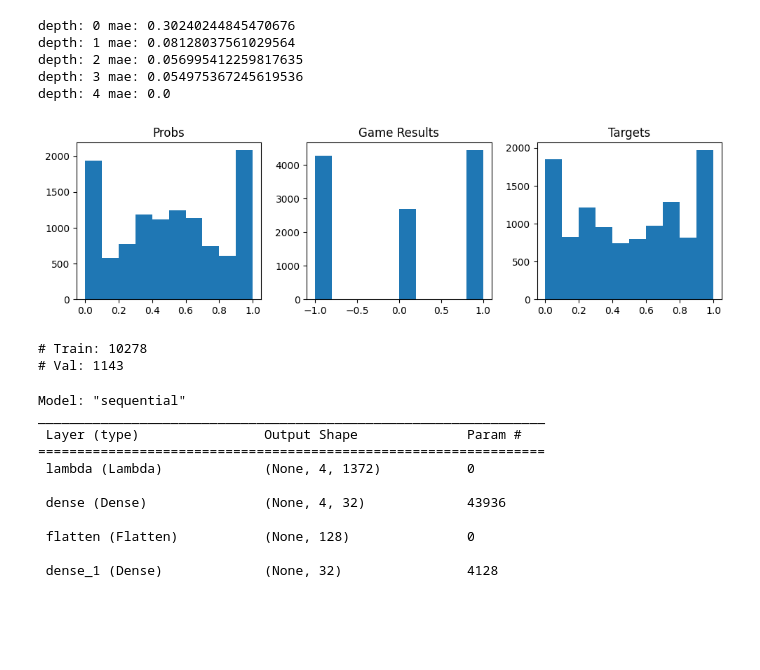
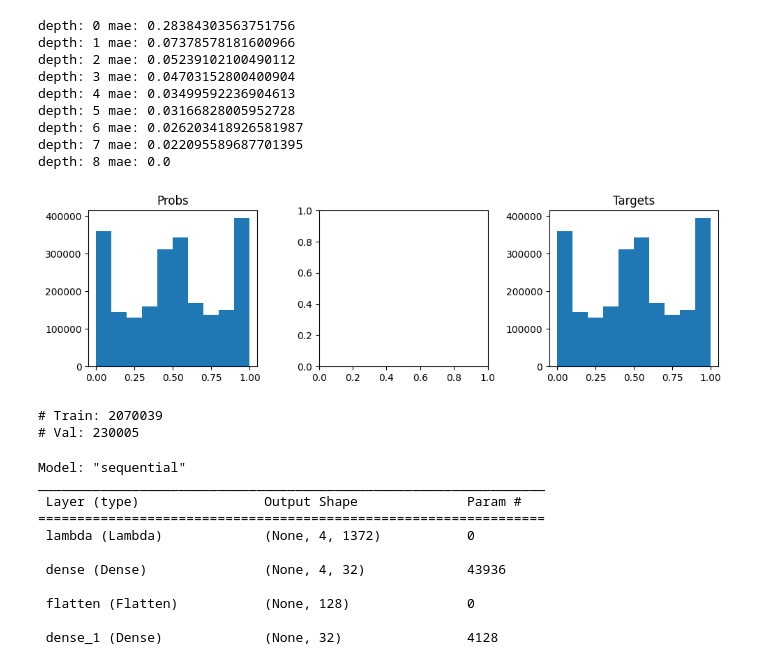
Before and after one commit to obryanlouis/4pchess, a Jupyter notebook: nnue/model_training.ipynb, the cells around one changed output. Drawn from its saved outputs; the diff is of its cells as text; code cells hidden in the pictures; blank space fills up the shorter version.

```diff
--- a/nnue/model_training.ipynb
+++ b/nnue/model_training.ipynb
@@ -1,9 +1,9 @@
 # %%
 # NOTE: You will need to update this to the directory where you
 # generate data.
-DATA_BASE_DIR = '../data'
+DATA_BASE_DIR = '../data_depth8*'
 # Update this to where you want to save the trained model.
-MODEL_SAVE_DIR = '../models_test'
+MODEL_SAVE_DIR = '../models'
 # %%
 import tensorflow as tf
 import numpy as np
@@ -25,9 +15,18 @@ import time
 # %%
+def load_np(filepath):
+    with open(filepath) as f:
+        array = []
+        for line in f:
+            parts = line.split(',')
+            array.append([int(x) for x in parts])
+        return np.array(array, dtype=np.int32)
+
 def load_files(filepattern):
     filepaths = sorted(glob.glob(filepattern))
     np_data = []
     for filepath in filepaths:
-        np_data.append(np.genfromtxt(filepath, delimiter=','))
+        # np_data.append(np.genfromtxt(filepath, delimiter=','))
+        np_data.append(load_np(filepath))
     np_data = np.concatenate(np_data, axis=0)
     return np_data
 # %%
@@ -57,3 +55,5 @@ data-loading duration(sec): 3.80
+# %%
+score_np = score_np.reshape((-1))
 # %%
 # Scores are in centipawns
 # A score of 10000 should be mostly winning (~90%)
@@ -86,33 +86,40 @@ def mae(x, y):
 for i in range(len(per_depth_probs)):
     print('depth:', i, 'mae:', mae(per_depth_probs[i], probs))
 # %% [output]
-depth: 0 mae: 0.30240244845470676
-depth: 1 mae: 0.08128037561029564
-depth: 2 mae: 0.056995412259817635
-depth: 3 mae: 0.054975367245619536
-depth: 4 mae: 0.0
+depth: 0 mae: 0.28384303563751756
+depth: 1 mae: 0.07378578181600966
+depth: 2 mae: 0.05239102100490112
+depth: 3 mae: 0.04703152800400904
+depth: 4 mae: 0.03499592236904613
+depth: 5 mae: 0.03166828005952728
+depth: 6 mae: 0.026203418926581987
+depth: 7 mae: 0.022095589687701395
+depth: 8 mae: 0.0
 # %%
 inputs = board_np.reshape((-1, 4, 14*14))
-# Weight the final game result and the search score together to
-# create a target (still in [0, 1]).
-result_prob = (result_np + 1) / 2.0
-assert np.amin(result_prob) >= 0
-assert np.amax(result_prob) <= 1
-targets = 0.5 * probs + 0.5 * result_prob
+
+# # Weight the final game result and the search score together to
+# # create a target (still in [0, 1]).
+# result_prob = (result_np + 1) / 2.0
+# assert np.amin(result_prob) >= 0
+# assert np.amax(result_prob) <= 1
+# targets = 1.0 * probs + 0.0 * result_prob
+
+targets = probs
 # %%
 fig, ax = plt.subplots(1, 3, figsize=(10, 3))
 
 ax[0].hist(probs)
 ax[0].set_title('Probs')
-ax[1].hist(result_np)
-ax[1].set_title('Game Results')
+# ax[1].hist(result_np)
+# ax[1].set_title('Game Results')
 ax[2].hist(targets)
 ax[2].set_title('Targets')
 
 plt.tight_layout()
 plt.show()
 # %% [output]
-[figure, old version]
+[figure, new version]
 # %%
 size = board_np.shape[0]
 
@@ -125,8 +132,8 @@ targets_val = targets[num_train:]
 print('# Train:', num_train)
 print('# Val:', size - num_train)
 # %% [output]
-# Train: 10278
-# Val: 1143
+# Train: 2070039
+# Val: 230005
 # %%
 def one_hot_layer(x):
     y = tf.one_hot(x, 7)
```
Also changed, not shown: parts of 13 cells of this notebook, 13 other files.
